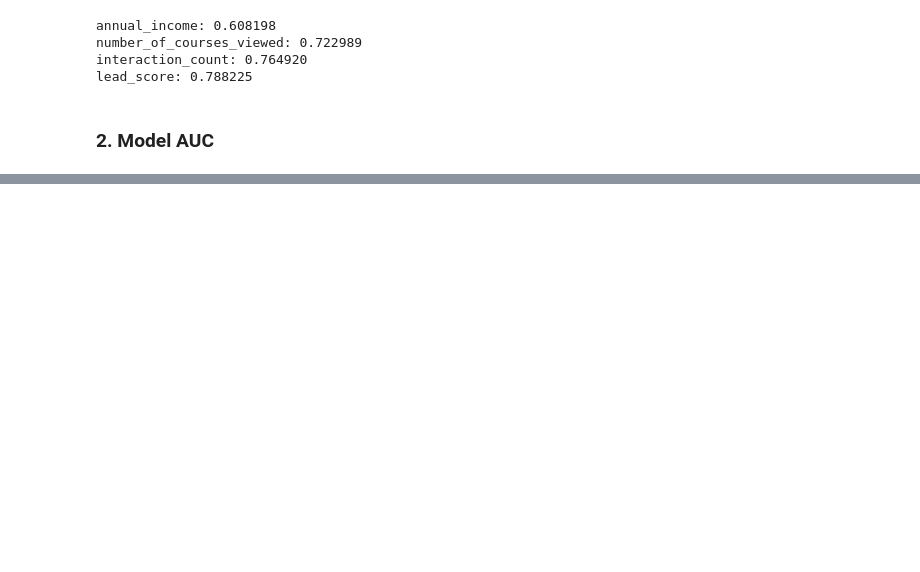
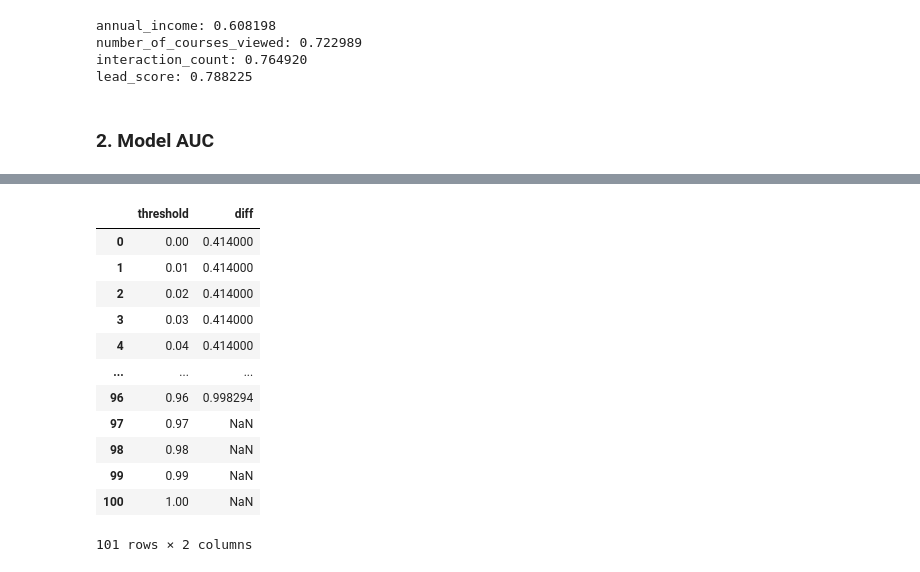
Before and after one commit to Olena-Barabash/ml-zoomcamp-2026-homework, a Jupyter notebook: homework-04/homework-04.ipynb, the cells around one changed output, grey strips where cells are left out. Drawn from its saved outputs; the diff is of its cells as text; code cells hidden in the pictures; blank space fills up the shorter version.

```diff
--- a/homework-04/homework-04.ipynb
+++ b/homework-04/homework-04.ipynb
@@ -101,0 +182,17 @@ lead_score: 0.788225
+# %%
+df_scores['diff'] = abs(df_scores.precision - df_scores.recall)
+df_scores[['threshold', 'diff']]
+# %% [output]
+|  | threshold | diff |
+| 0 | 0.00 | 0.414000 |
+| 1 | 0.01 | 0.414000 |
+| 2 | 0.02 | 0.414000 |
+| 3 | 0.03 | 0.414000 |
+| 4 | 0.04 | 0.414000 |
+| ... | ... | ... |
+| 96 | 0.96 | 0.998294 |
+| 97 | 0.97 | NaN |
+| 98 | 0.98 | NaN |
+| 99 | 0.99 | NaN |
+| 100 | 1.00 | NaN |
+101 rows × 2 columns
```
Also changed, not shown: parts of 29 cells of this notebook.
